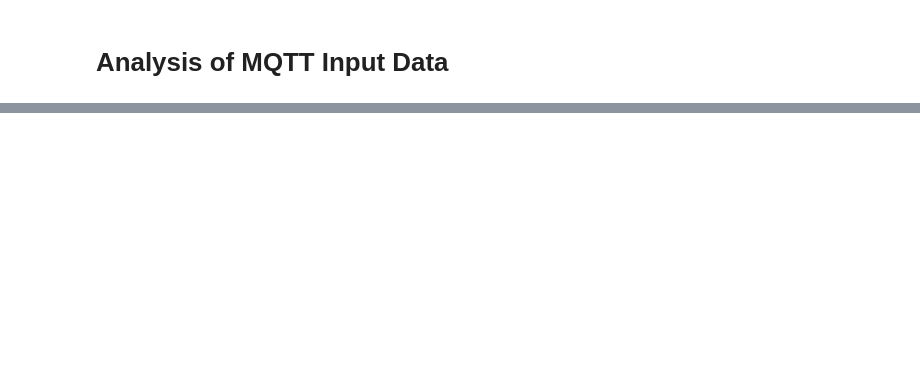
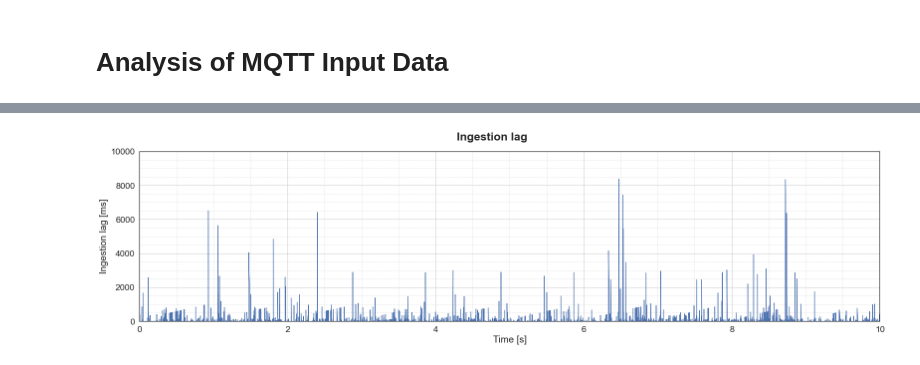
Before and after one commit to DominikStiller/ptinsight, a Jupyter notebook: app/analysis/inputs/inputs.ipynb, the cells around one changed output, grey strips where cells are left out. Drawn from its saved outputs; the diff is of its cells as text; code cells hidden in the pictures; blank space fills up the shorter version.

```diff
--- a/app/analysis/inputs/inputs.ipynb
+++ b/app/analysis/inputs/inputs.ipynb
@@ -97,0 +136,24 @@ plot_timestamps()
+# %%
+def plot_timelag_over_time():
+    data = pd.read_csv(f"results/{recording_file}.csv")
+    data["time_lag"] = data["ingestion_timestamp"] - data["event_timestamp"]
+    add_relative_time(data, "ingestion_timestamp")
+
+    fig, axs = plot_subplot()
+    ax = axs[0]
+    fig.suptitle(f"Ingestion lag")
+
+    ax.plot(data["t"], data["time_lag"])
+#     ax.plot(data["ingestion_timestamp"] - data["ingestion_timestamp"][0], data["event_timestamp"] - data["event_timestamp"][0])
+
+    ax.set_xlim([0, 10])
+    ax.set_ylim([0, 10000])
+    ax.set_ylabel("Ingestion lag [ms]")
+    ax.set_xlabel("Time [s]")
+
+    plot_format(fig)
+    plot_save(f"time_lag")
+
+plot_timelag_over_time()
+# %% [output]
+[figure, added]
```
Also changed, not shown: parts of 6 cells of this notebook, 14 other files.
